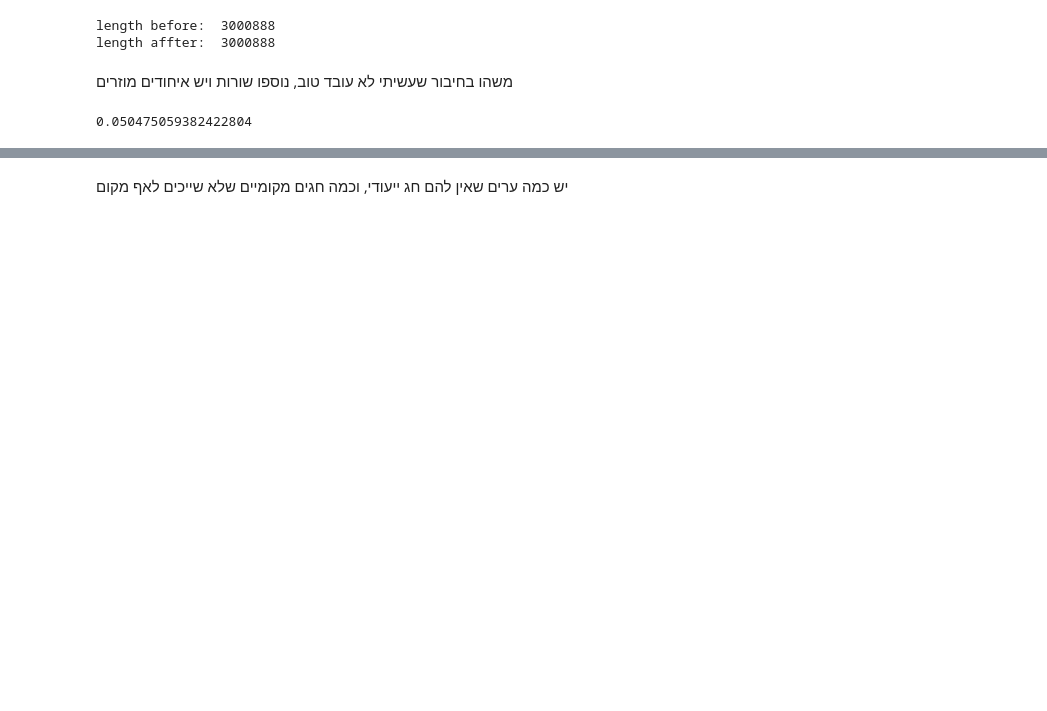
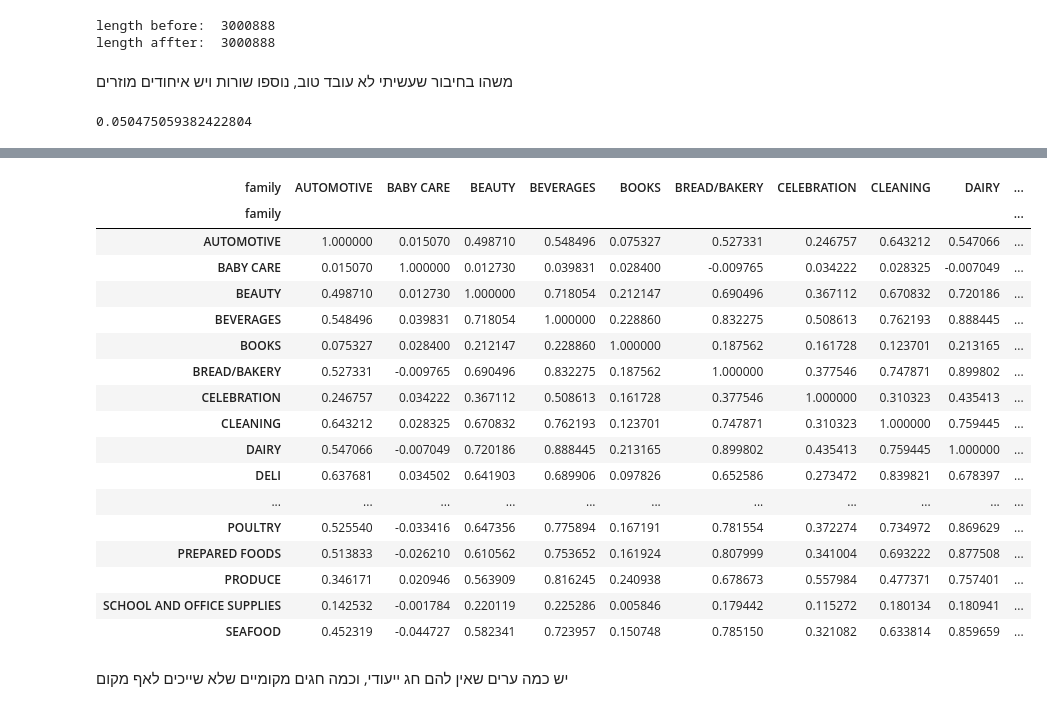
Before and after one commit to YotamAflalo/Store-Sales-Time-Series-Forecasting, a Jupyter notebook: time-series-forecasting-the-best-group.ipynb, the cells around one changed output, grey strips where cells are left out. Saved outputs shown, nothing was run; the diff lists cells and outputs as text; code cells hidden in the pictures; blank space fills up the shorter version.

```diff
--- a/time-series-forecasting-the-best-group.ipynb
+++ b/time-series-forecasting-the-best-group.ipynb
@@ -220,3 +328,24 @@ df.holiday_national_binary.mean()
+# %%
+sales_per_store_family.corr().style.background_gradient()
+# %% [output]
+| family | AUTOMOTIVE | BABY CARE | BEAUTY | BEVERAGES | BOOKS | BREAD/BAKERY | CELEBRATION | CLEANING | DAIRY | ... |
+| family |  |  |  |  |  |  |  |  |  | ... |
+| AUTOMOTIVE | 1.000000 | 0.015070 | 0.498710 | 0.548496 | 0.075327 | 0.527331 | 0.246757 | 0.643212 | 0.547066 | ... |
+| BABY CARE | 0.015070 | 1.000000 | 0.012730 | 0.039831 | 0.028400 | -0.009765 | 0.034222 | 0.028325 | -0.007049 | ... |
+| BEAUTY | 0.498710 | 0.012730 | 1.000000 | 0.718054 | 0.212147 | 0.690496 | 0.367112 | 0.670832 | 0.720186 | ... |
+| BEVERAGES | 0.548496 | 0.039831 | 0.718054 | 1.000000 | 0.228860 | 0.832275 | 0.508613 | 0.762193 | 0.888445 | ... |
+| BOOKS | 0.075327 | 0.028400 | 0.212147 | 0.228860 | 1.000000 | 0.187562 | 0.161728 | 0.123701 | 0.213165 | ... |
+| BREAD/BAKERY | 0.527331 | -0.009765 | 0.690496 | 0.832275 | 0.187562 | 1.000000 | 0.377546 | 0.747871 | 0.899802 | ... |
+| CELEBRATION | 0.246757 | 0.034222 | 0.367112 | 0.508613 | 0.161728 | 0.377546 | 1.000000 | 0.310323 | 0.435413 | ... |
+| CLEANING | 0.643212 | 0.028325 | 0.670832 | 0.762193 | 0.123701 | 0.747871 | 0.310323 | 1.000000 | 0.759445 | ... |
+| DAIRY | 0.547066 | -0.007049 | 0.720186 | 0.888445 | 0.213165 | 0.899802 | 0.435413 | 0.759445 | 1.000000 | ... |
+| DELI | 0.637681 | 0.034502 | 0.641903 | 0.689906 | 0.097826 | 0.652586 | 0.273472 | 0.839821 | 0.678397 | ... |
+| ... | ... | ... | ... | ... | ... | ... | ... | ... | ... | ... |
+| POULTRY | 0.525540 | -0.033416 | 0.647356 | 0.775894 | 0.167191 | 0.781554 | 0.372274 | 0.734972 | 0.869629 | ... |
+| PREPARED FOODS | 0.513833 | -0.026210 | 0.610562 | 0.753652 | 0.161924 | 0.807999 | 0.341004 | 0.693222 | 0.877508 | ... |
+| PRODUCE | 0.346171 | 0.020946 | 0.563909 | 0.816245 | 0.240938 | 0.678673 | 0.557984 | 0.477371 | 0.757401 | ... |
+| SCHOOL AND OFFICE SUPPLIES | 0.142532 | -0.001784 | 0.220119 | 0.225286 | 0.005846 | 0.179442 | 0.115272 | 0.180134 | 0.180941 | ... |
+| SEAFOOD | 0.452319 | -0.044727 | 0.582341 | 0.723957 | 0.150748 | 0.785150 | 0.321082 | 0.633814 | 0.859659 | ... |
 # %%
 #holidays, holidays_cat = one_hot_encoder(df[["holiday_national","holiday_regional","holiday_local"]], nan_as_category=False)
 #df = pd.concat([df.drop(["holiday_national","holiday_regional","holiday_local"], axis = 1),holidays], axis = 1)
```
Also changed, not shown: parts of 26 cells of this notebook.
